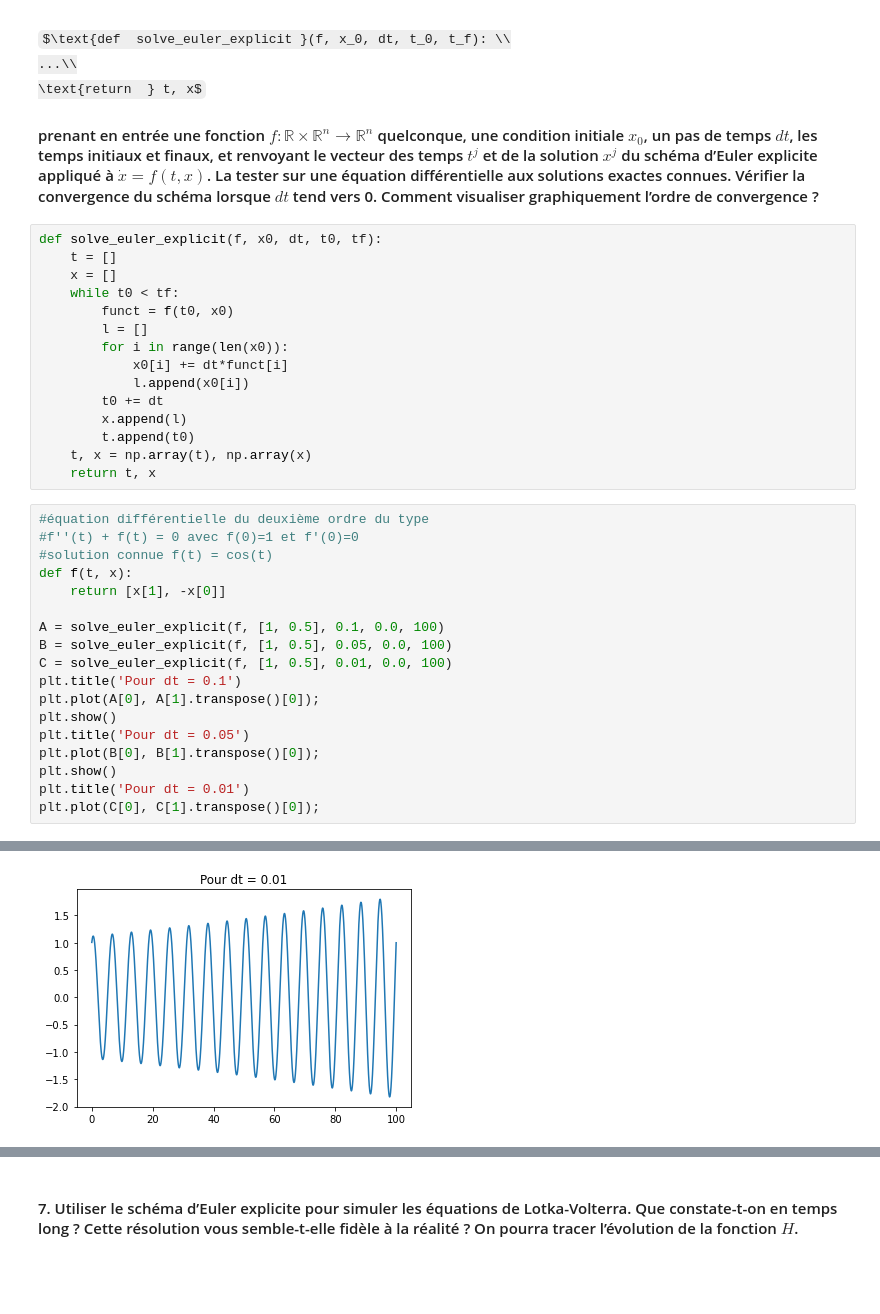
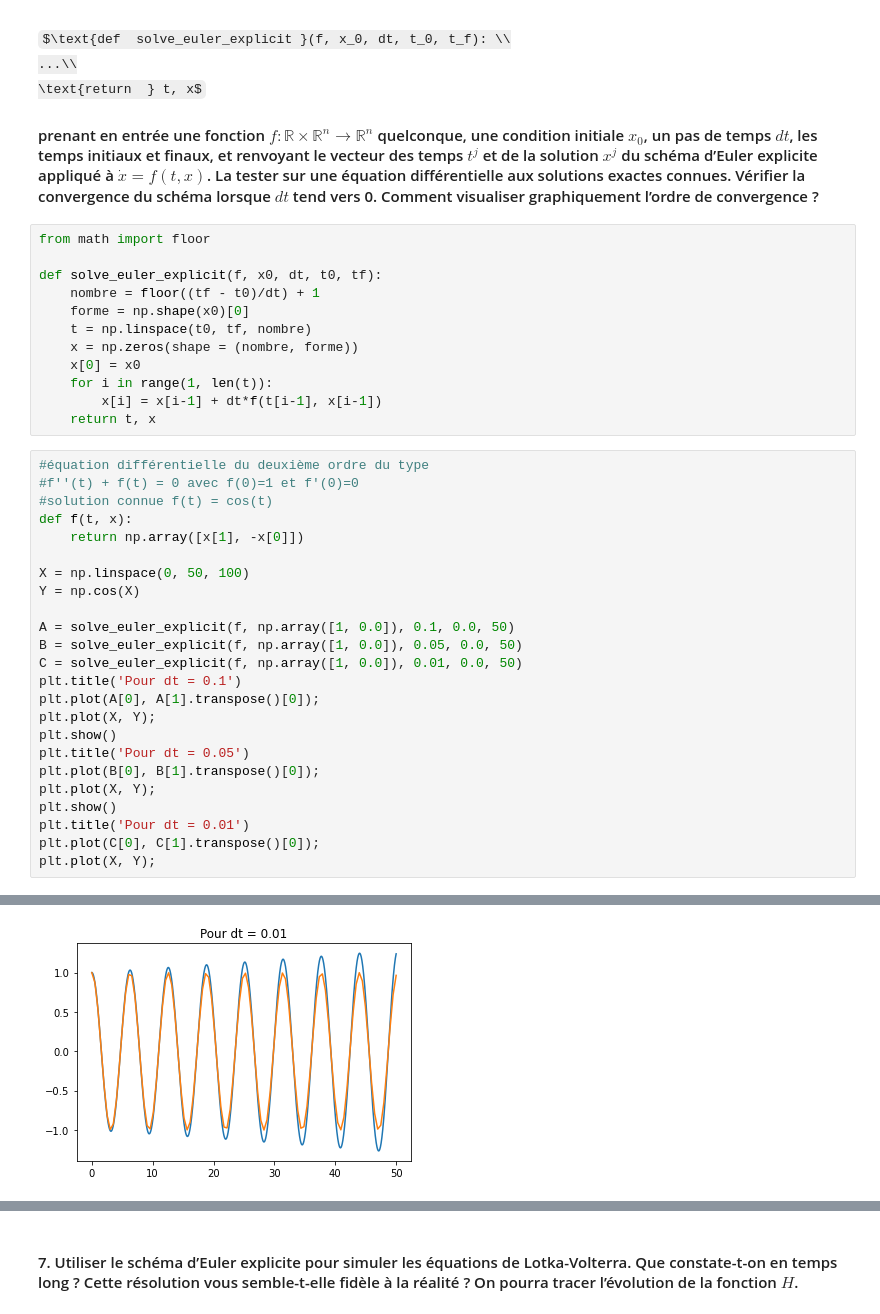
Before and after one commit to Martin-GE/projet_equa_diff, a Jupyter notebook: Projet équations différentielles.ipynb, the cells around one changed output, grey strips where cells are left out. Drawn from its saved outputs; the diff is of its cells as text; some formulas as TeX source; blank space fills up the shorter version.

```diff
--- a/Projet équations différentielles.ipynb
+++ b/Projet équations différentielles.ipynb
@@ -242,37 +242,40 @@ $\text{def  solve_euler_explicit }(f, x_0, dt, t_0, t_f): \\
 \text{return  } t, x$
 
 #### prenant en entrée une fonction $ f : \mathbb{R}\times\mathbb{R}^n \longrightarrow \mathbb{R}^n$ quelconque, une condition initiale $x_0$, un pas de temps $dt$, les temps initiaux et finaux, et renvoyant le vecteur des temps $t^j$ et de la solution $x^j$ du schéma d’Euler explicite appliqué à $\dot{x} = f(t, x)$. La tester sur une équation différentielle aux solutions exactes connues. Vérifier la convergence du schéma lorsque $dt$ tend vers 0. Comment visualiser graphiquement l’ordre de convergence ?
-# %%
-def solve_euler_explicit(f, x0, dt, t0, tf):
-    t = []
-    x = []
-    while t0 < tf:
-        funct = f(t0, x0)
-        l = []
-        for i in range(len(x0)):
-            x0[i] += dt*funct[i]
-            l.append(x0[i])
-        t0 += dt
-        x.append(l)
-        t.append(t0)
-    t, x = np.array(t), np.array(x)
-    return t, x
+# %%
+from math import floor
+
+def solve_euler_explicit(f, x0, dt, t0, tf):
+    nombre = floor((tf - t0)/dt) + 1
+    forme = np.shape(x0)[0]
+    t = np.linspace(t0, tf, nombre)
+    x = np.zeros(shape = (nombre, forme))
+    x[0] = x0
+    for i in range(1, len(t)):
+        x[i] = x[i-1] + dt*f(t[i-1], x[i-1])
+    return t, x
 # %%
 #équation différentielle du deuxième ordre du type
 #f''(t) + f(t) = 0 avec f(0)=1 et f'(0)=0
 #solution connue f(t) = cos(t)
 def f(t, x):
-    return [x[1], -x[0]]
+    return np.array([x[1], -x[0]])
 
-A = solve_euler_explicit(f, [1, 0.5], 0.1, 0.0, 100)
-B = solve_euler_explicit(f, [1, 0.5], 0.05, 0.0, 100)
-C = solve_euler_explicit(f, [1, 0.5], 0.01, 0.0, 100)
+X = np.linspace(0, 50, 100)
+Y = np.cos(X)
+
+A = solve_euler_explicit(f, np.array([1, 0.0]), 0.1, 0.0, 50)
+B = solve_euler_explicit(f, np.array([1, 0.0]), 0.05, 0.0, 50)
+C = solve_euler_explicit(f, np.array([1, 0.0]), 0.01, 0.0, 50)
 plt.title('Pour dt = 0.1')
 plt.plot(A[0], A[1].transpose()[0]);
+plt.plot(X, Y);
 plt.show()
 plt.title('Pour dt = 0.05')
 plt.plot(B[0], B[1].transpose()[0]);
+plt.plot(X, Y);
 plt.show()
 plt.title('Pour dt = 0.01')
 plt.plot(C[0], C[1].transpose()[0]);
+plt.plot(X, Y);
 # %% [output]
@@ -281,2 +284,2 @@ plt.plot(C[0], C[1].transpose()[0]);
-[figure, old version]
+[figure, new version]
 # %% [markdown]
```
Also changed, not shown: parts of 13 cells of this notebook.
